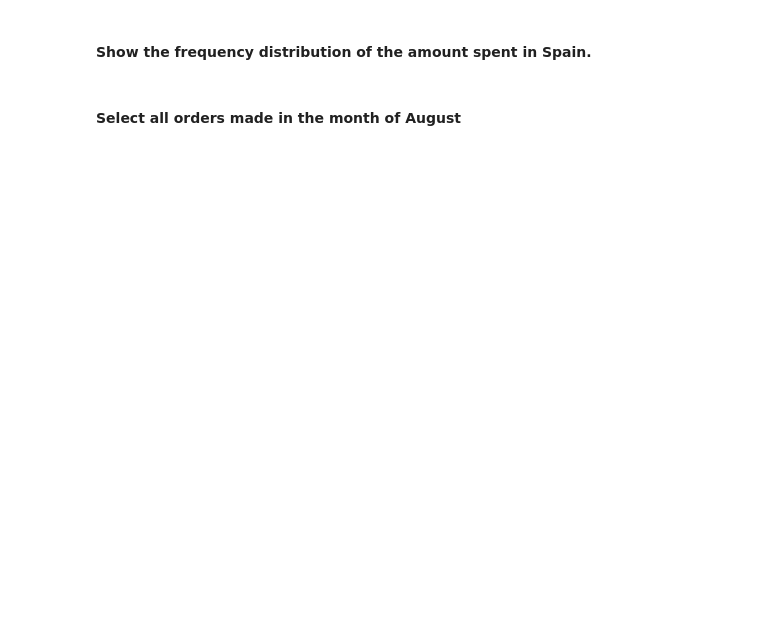
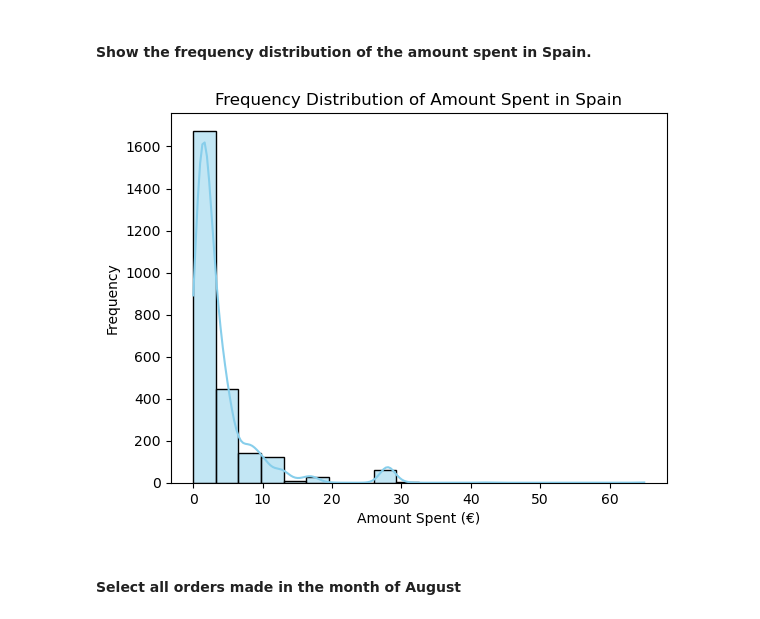
Before and after one commit to VitorAlmeida87/lab-descriptive-stats-en, a Jupyter notebook: your-code/main.ipynb, the cells around one changed output. Drawn from its saved outputs; the diff is of its cells as text; code cells hidden in the pictures; blank space fills up the shorter version.

```diff
--- a/your-code/main.ipynb
+++ b/your-code/main.ipynb
@@ -284,0 +426,9 @@ In Probability and Statistics, quantiles are cut points dividing the range of a
+# %%
+orders = pd.read_csv("Orders.csv")
+
+
+print("=== Data Types ===")
+print(orders.dtypes)
+
+print("\n=== Summary Statistics ===")
+print(orders.describe())
@@ -329,2 +641,13 @@ In Probability and Statistics, quantiles are cut points dividing the range of a
+# %%
+orders_spain = orders[orders["Country"] == "Spain"]
+
+
+sns.histplot(orders_spain["UnitPrice"], bins=20, kde=True, color='skyblue')
+plt.title("Frequency Distribution of Amount Spent in Spain")
+plt.xlabel("Amount Spent (€)")
+plt.ylabel("Frequency")
+plt.show()
+# %% [output]
+[figure, added]
 # %% [markdown]
 #### Select all orders made in the month of August
```
Also changed, not shown: parts of 74 cells of this notebook.
